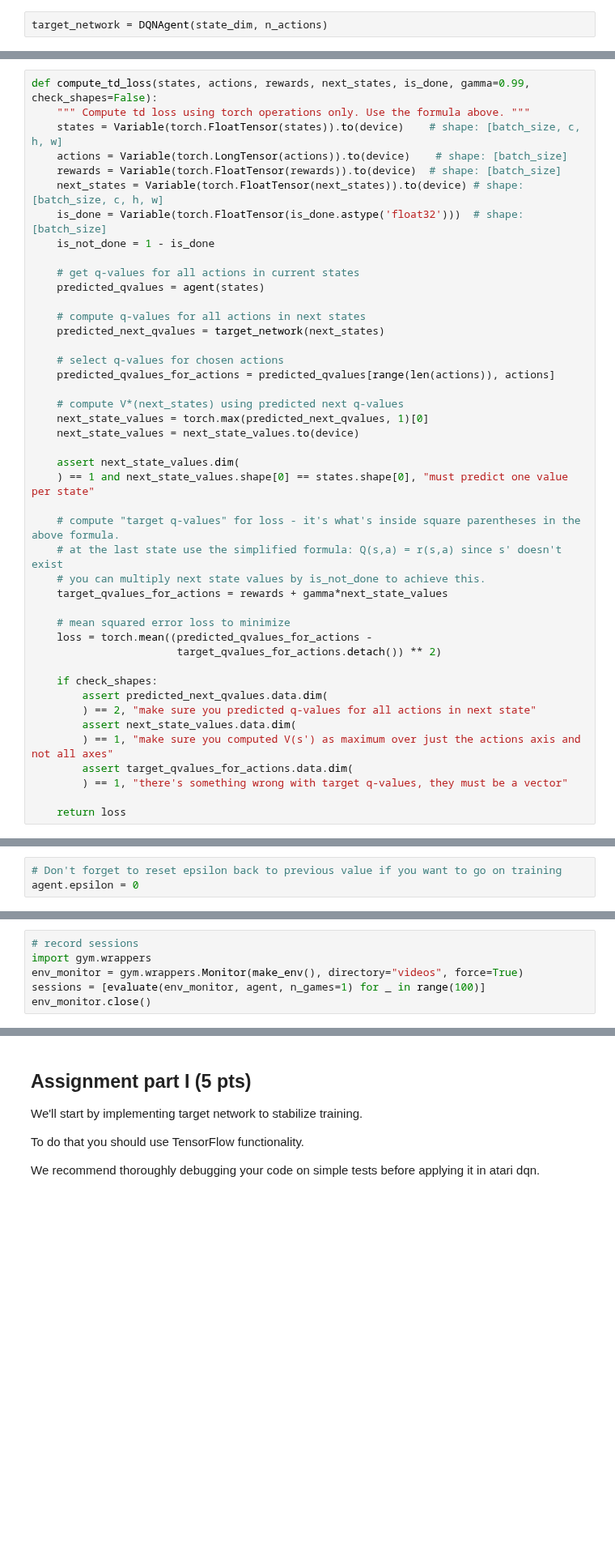
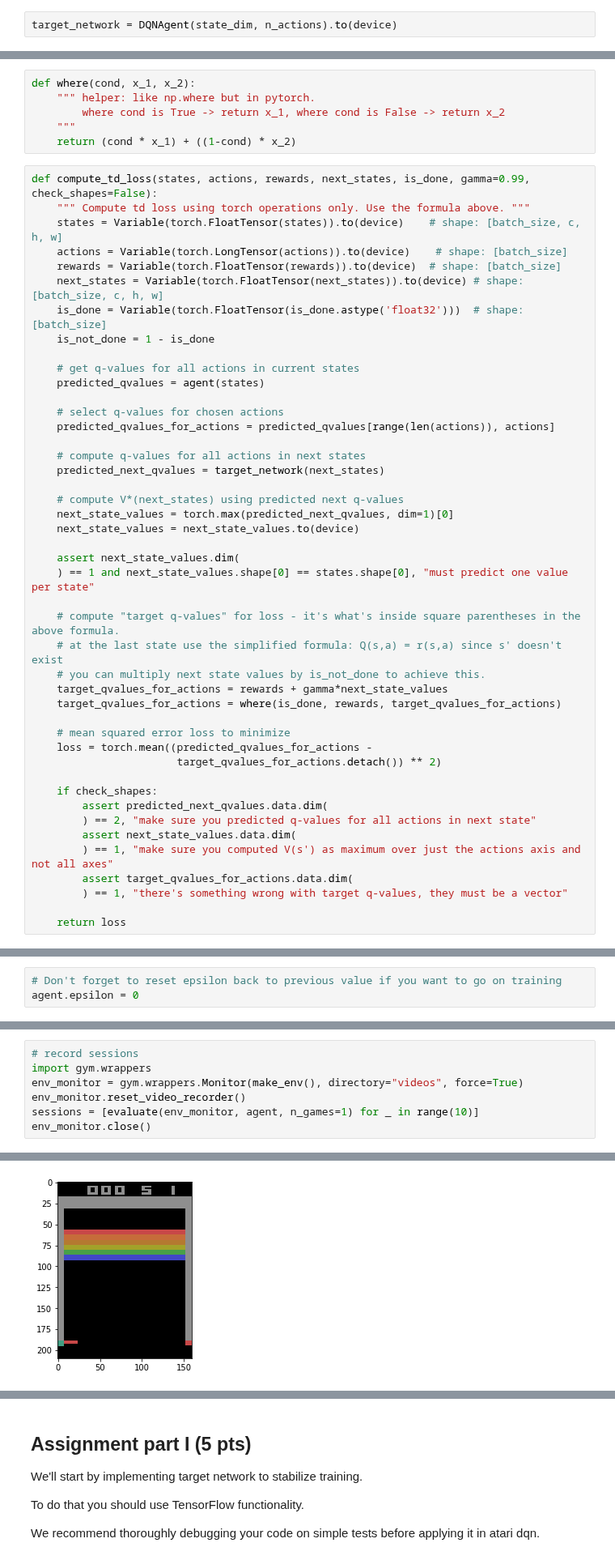
Before and after one commit to nik31096/Practical_RL, a Jupyter notebook: week4_approx_rl/homework_pytorch.ipynb, the cells around one changed output, grey strips where cells are left out. Shown at 81% size. Saved outputs shown, nothing was run; the diff lists cells and outputs as text; blank space fills up the shorter version.

```diff
--- a/week4_approx_rl/homework_pytorch.ipynb
+++ b/week4_approx_rl/homework_pytorch.ipynb
@@ -358,7 +360,7 @@ $$ Q_{reference}(s,a) = r + \gamma \cdot \max _{a'} Q_{target}(s',a') $$
 
 ![img](https://github.com/yandexdataschool/Practical_RL/raw/master/yet_another_week/_resource/target_net.png)
 # %%
-target_network = DQNAgent(state_dim, n_actions)
+target_network = DQNAgent(state_dim, n_actions).to(device)
 # %%
 # This is how you can load weights from agent into target network
 target_network.load_state_dict(agent.state_dict())
@@ -382,6 +384,12 @@ Where
 
 __Note 1:__ there's an example input below. Feel free to experiment with it before you write the function.
 __Note 2:__ compute_td_loss is a source of 99% of bugs in this homework. If reward doesn't improve, it often helps to go through it line by line [with a rubber duck](https://rubberduckdebugging.com/).
+# %%
+def where(cond, x_1, x_2):
+    """ helper: like np.where but in pytorch.
+        where cond is True -> return x_1, where cond is False -> return x_2
+    """
+    return (cond * x_1) + ((1-cond) * x_2)
 # %%
 def compute_td_loss(states, actions, rewards, next_states, is_done, gamma=0.99, check_shapes=False):
     """ Compute td loss using torch operations only. Use the formula above. """
@@ -395,14 +403,14 @@ def compute_td_loss(states, actions, rewards, next_states, is_done, gamma=0.99,
     # get q-values for all actions in current states
     predicted_qvalues = agent(states)
 
+    # select q-values for chosen actions
+    predicted_qvalues_for_actions = predicted_qvalues[range(len(actions)), actions]
+
     # compute q-values for all actions in next states
     predicted_next_qvalues = target_network(next_states)
 
-    # select q-values for chosen actions
-    predicted_qvalues_for_actions = predicted_qvalues[range(len(actions)), actions]
-
     # compute V*(next_states) using predicted next q-values
-    next_state_values = torch.max(predicted_next_qvalues, 1)[0]
+    next_state_values = torch.max(predicted_next_qvalues, dim=1)[0]
     next_state_values = next_state_values.to(device)
 
     assert next_state_values.dim(
@@ -412,6 +420,7 @@ def compute_td_loss(states, actions, rewards, next_states, is_done, gamma=0.99,
     # at the last state use the simplified formula: Q(s,a) = r(s,a) since s' doesn't exist
     # you can multiply next state values by is_not_done to achieve this.
     target_qvalues_for_actions = rewards + gamma*next_state_values
+    target_qvalues_for_actions = where(is_done, rewards, target_qvalues_for_actions)
 
     # mean squared error loss to minimize
     loss = torch.mean((predicted_qvalues_for_actions -
@@ -538,5 +579,7 @@ agent.epsilon = 0
 # record sessions
 import gym.wrappers
 env_monitor = gym.wrappers.Monitor(make_env(), directory="videos", force=True)
-sessions = [evaluate(env_monitor, agent, n_games=1) for _ in range(100)]
+env_monitor.reset_video_recorder()
+sessions = [evaluate(env_monitor, agent, n_games=1) for _ in range(10)]
 env_monitor.close()
+# %% [output]
@@ -543,3 +588,4 @@ env_monitor.close()
+[figure, added]
 # %%
 # show video
 from IPython.display import HTML
```
Also changed, not shown: parts of 12 cells of this notebook, 2 other files.
